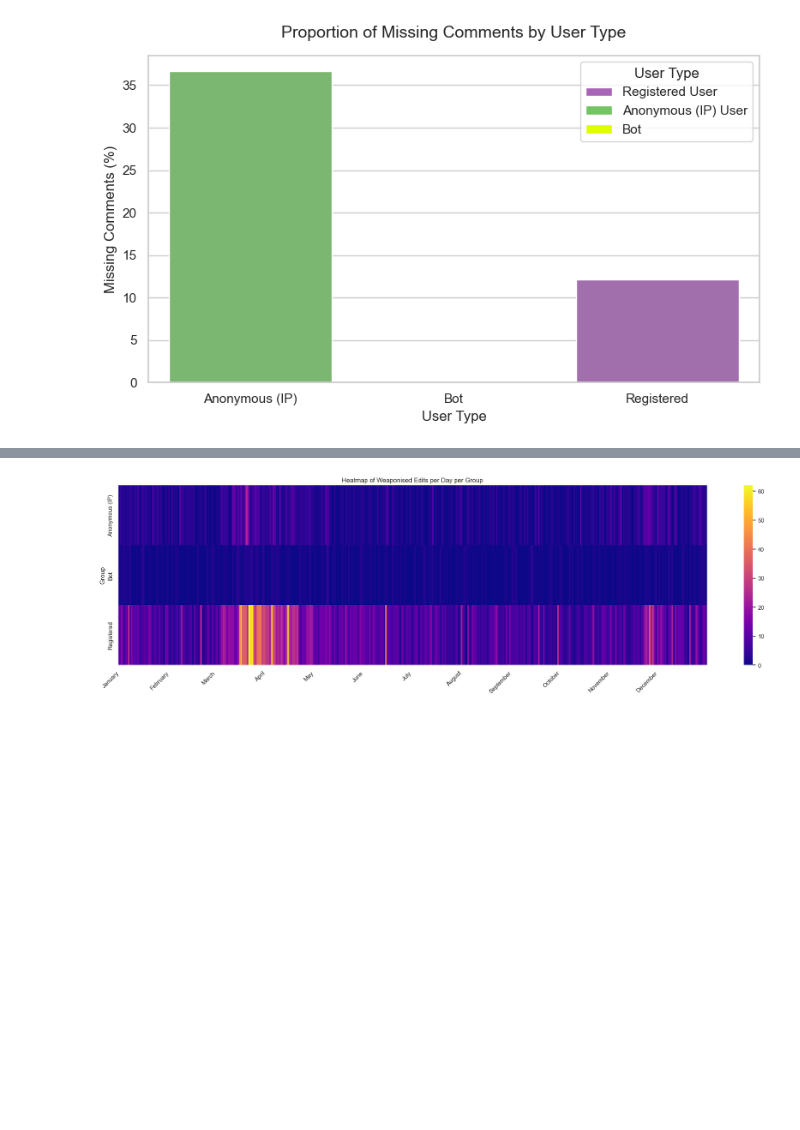
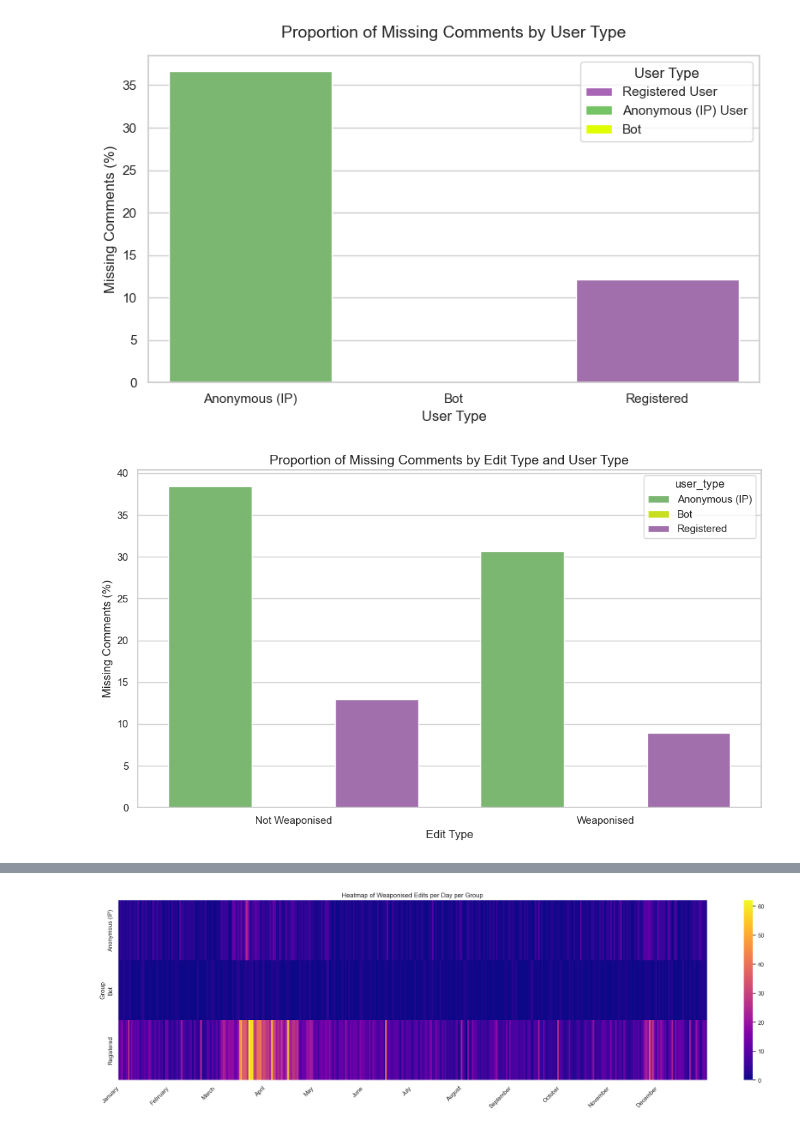
Before and after one commit to dh-epfl-students/dhlab-cultural-weaponisation-ukraine-benchmark, a Jupyter notebook: notebooks/All Users Analysis/maxime_all_users_analysis_.ipynb, the cells around one changed output, grey strips where cells are left out. Cells and saved outputs as stored; diff of their text form; code cells hidden in the pictures; blank space fills up the shorter version.

```diff
--- a/notebooks/All Users Analysis/maxime_all_users_analysis_.ipynb
+++ b/notebooks/All Users Analysis/maxime_all_users_analysis_.ipynb
@@ -332,3 +387,58 @@ plt.savefig(f"../plots/All Users Analysis/{fig_title}.png", dpi=300, bbox_inches
 plt.show()
 # %% [output]
 [figure]
+# %%
+# Missing comments per edit type
+missing = (
+    df[df["comment"].isna()]
+    .groupby(["user_type", "weaponised"])
+    .size()
+    .reset_index(name="missing_count")
+)
+
+# Total edits per edit type
+total = (
+    df.groupby(["user_type", "weaponised"])
+    .size()
+    .reset_index(name="total_count")
+)
+
+# Merge & compute proportions
+comparison = total.merge(missing, on=["user_type", "weaponised"], how="left")
+comparison["missing_count"] = comparison["missing_count"].fillna(0)
+comparison["missing_percentage"] = (comparison["missing_count"] / comparison["total_count"]) * 100
+
+# Keep only weaponised categories (if you have more categories)
+comparison = comparison[
+    comparison["weaponised"].isin(["Weaponised", "Not Weaponised"]) &
+    comparison["user_type"].isin(["Registered", "Anonymous (IP)", "Bot"])
+]
+
+custom_palette = {
+    "Registered": "#a865b5",
+    "Anonymous (IP)": "#74c365",
+    "Bot": "#dfff00"
+}
+
+sns.set(style="whitegrid")
+plt.figure(figsize=(10, 6))
+
+sns.barplot(
+    data=comparison,
+    x="weaponised",
+    y="missing_percentage",
+    hue="user_type",
+    palette=custom_palette
+)
+
+plt.title("Proportion of Missing Comments by Edit Type and User Type", fontsize=14)
+plt.xlabel("Edit Type", fontsize=12)
+plt.ylabel("Missing Comments (%)", fontsize=12)
+plt.tight_layout()
+
+
+fig_title = "Proportion of Missing Comments by Edit Type and User Type"
+plt.savefig(f"../../plots/All Users Analysis/{fig_title}.png", dpi=300, bbox_inches="tight")
+plt.show()
+# %% [output]
+[figure, added]
```
Also changed, not shown: parts of 18 cells of this notebook, 20 other files.
